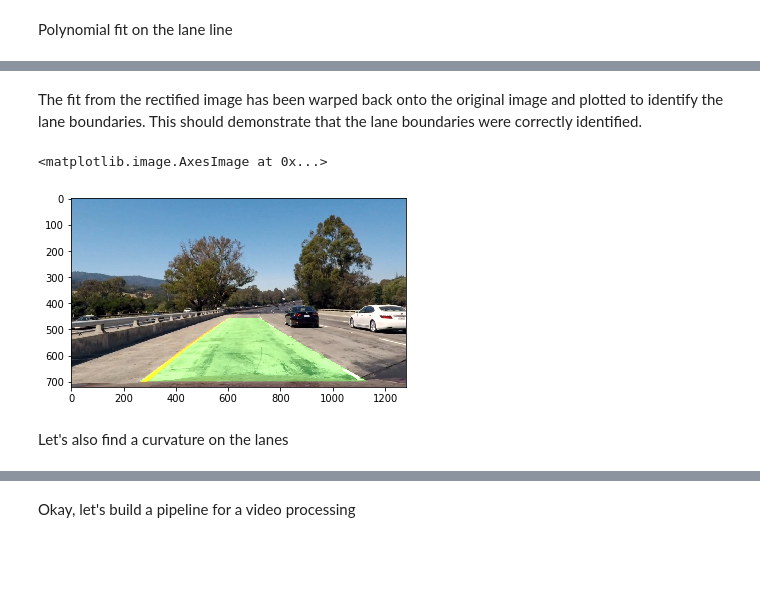
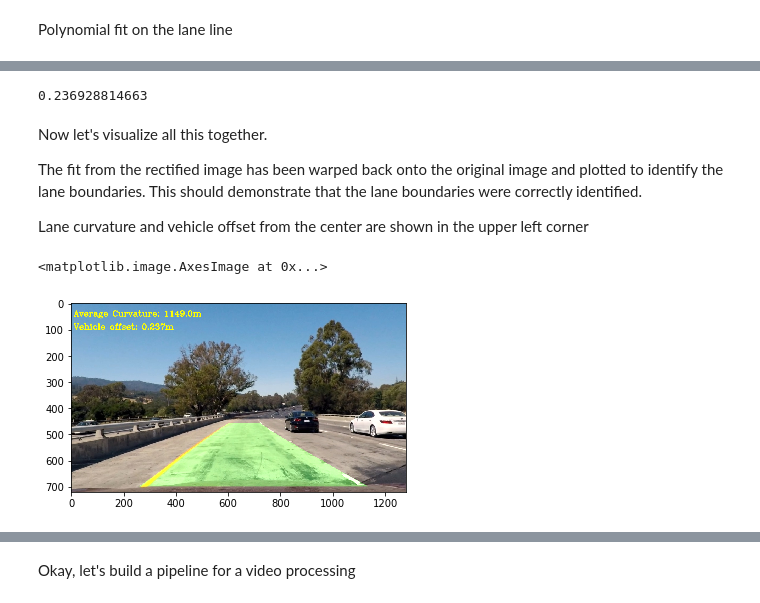
Before and after one commit to stevanStevic/Advanced-Lane-Lines-Finding, a Jupyter notebook: Advanced_Lane_Line_Finding.ipynb, the cells around one changed output, grey strips where cells are left out. Drawn from its saved outputs; the diff is of its cells as text; code cells hidden in the pictures; blank space fills up the shorter version.

Commit message:
Calculated radius and offset

```diff
--- a/Advanced_Lane_Line_Finding.ipynb
+++ b/Advanced_Lane_Line_Finding.ipynb
@@ -207,7 +207,7 @@ def perspective_transform(img, src, dst):
     return warped, M
 
 cols, rows = combined.shape[::-1]
-top_limit = rows * 0.635
+top_limit = np.int(rows * 0.635)
 down_limit = rows - 20
 src_point1 = [280, down_limit]
 src_point2 = [590, top_limit]
@@ -322,12 +330,12 @@ def find_lane_pixels(binary_warped):
 
     return leftx, lefty, rightx, righty, out_img
 
-
 def fit_polynomial(binary_warped):
     # Find our lane pixels first
     leftx, lefty, rightx, righty, out_img = find_lane_pixels(binary_warped)
 
     # Fit a second order polynomial to each using `np.polyfit`
+    # Obtain line coeffs
     left_fit = np.polyfit(lefty, leftx, 2)
     right_fit = np.polyfit(righty, rightx, 2)
 
@@ -347,10 +355,10 @@ def fit_polynomial(binary_warped):
     out_img[lefty, leftx] = [255, 0, 0]
     out_img[righty, rightx] = [0, 0, 255]
 
-    return out_img, ploty, left_fitx, right_fitx
+    return out_img, left_fit, right_fit, ploty, left_fitx, right_fitx
 
 
-out_img, ploty, left_fitx, right_fitx = fit_polynomial(warped)
+out_img, left_fit, right_fit, ploty, left_fitx, right_fitx = fit_polynomial(warped)
 
 # Plots the left and right polynomials on the lane lines
 plt.plot(left_fitx, ploty, color='yellow')
@@ -363,33 +409,72 @@ plt.imshow(out_img)
+# %%
+"""
+You can assume the camera is mounted at the center of the car, such that the lane center is the midpoint at the bottom of the image between the two lines you've detected. The offset of the lane center from the center of the image (converted from pixels to meters) is your distance from the center of the lane.
+"""
+def GetVehicleOffset(img_shape, left_lane_coeffs, right_lane_coeffs, xm_per_pix):
+    y_eval = img_shape[0]
+
+    # This
+    img_center = img_shape[1] / 2
+
+    # calculate postition of left x and right x with given y_eval by applying formula
+    leftx = left_lane_coeffs[0]*y_eval**2 + left_lane_coeffs[1]*y_eval + left_lane_coeffs[2]
+    rightx = right_lane_coeffs[0]*y_eval**2 + right_lane_coeffs[1]*y_eval + right_lane_coeffs[2]
+
+    center_lane = leftx + rightx // 2
+
+    return (center_lane - img_center) * xm_per_pix
+
+xm_per_pix = 3.7/700 # meters per pixel in x dimension
+
+# Calulcate offset
+vehicle_offset = GetVehicleOffset(undist_img.shape, left_fit, right_fit, xm_per_pix)
+print(vehicle_offset)
+# %% [output]
+0.236928814663
 # %% [markdown]
+Now let's visualize all this together.
+
 The fit from the rectified image has been warped back onto the original image and plotted to identify the lane boundaries. This should demonstrate that the lane boundaries were correctly identified.
+
+Lane curvature and vehicle offset from the center are shown in the upper left corner
 # %%
 def DrawLaneArea(warped, ploty, left_fitx, right_fitx, Minv):
     # Create an image to draw the lines on
     warp_zero = np.zeros_like(warped).astype(np.uint8)
     color_warp = np.dstack((warp_zero, warp_zero, warp_zero))
 
     # Recast the x and y points into usable format for cv2.fillPoly()
     pts_left = np.array([np.transpose(np.vstack([left_fitx, ploty]))])
     pts_right = np.array([np.flipud(np.transpose(np.vstack([right_fitx, ploty])))])
     pts = np.hstack((pts_left, pts_right))
 
     # Draw the lane onto the warped blank image
     cv2.fillPoly(color_warp, np.int_([pts]), (0,255, 0))
 
     # Warp the blank back to original image space using inverse perspective matrix (Minv)
     newwarp = cv2.warpPerspective(color_warp, Minv, (warped.shape[1], warped.shape[0]))
 
     return newwarp
 
+def DrawInfo(img, curve, vehicle_offset):
+    avg_curve = (curve[0] + curve[1]) // 2
+
+    curvature_info = 'Average Curvature: ' + str(avg_curve) + 'm'
+
+    cv2.putText(img, (curvature_info), (10, 50), cv2.FONT_HERSHEY_COMPLEX, 1, (255, 255, 0), 2, cv2.LINE_AA)
+
+    cv2.putText(img, ('Vehicle offset: ' + str(round(vehicle_offset, 3)) + 'm'), (10, 100), cv2.FONT_HERSHEY_COMPLEX, 1, (255, 255, 0), 2, cv2.LINE_AA)
+
+    return img
 
 M = cv2.getPerspectiveTransform(dst, src)
 new_warp = DrawLaneArea(warped, ploty, left_fitx, right_fitx, M)
 
 # Combine the result with the original image
 result = cv2.addWeighted(undist_img, 1, new_warp, 0.3, 0)
+
+result = DrawInfo(result, (left_curverad, right_curverad), vehicle_offset)
 plt.imshow(result)
 # %% [output]
 <matplotlib.image.AxesImage at 0x...>
-[figure, old version]
+[figure, new version]
-# %% [markdown]
-Let's also find a curvature on the lanes
```
Also changed, not shown: parts of 9 cells of this notebook, 8 other files.
